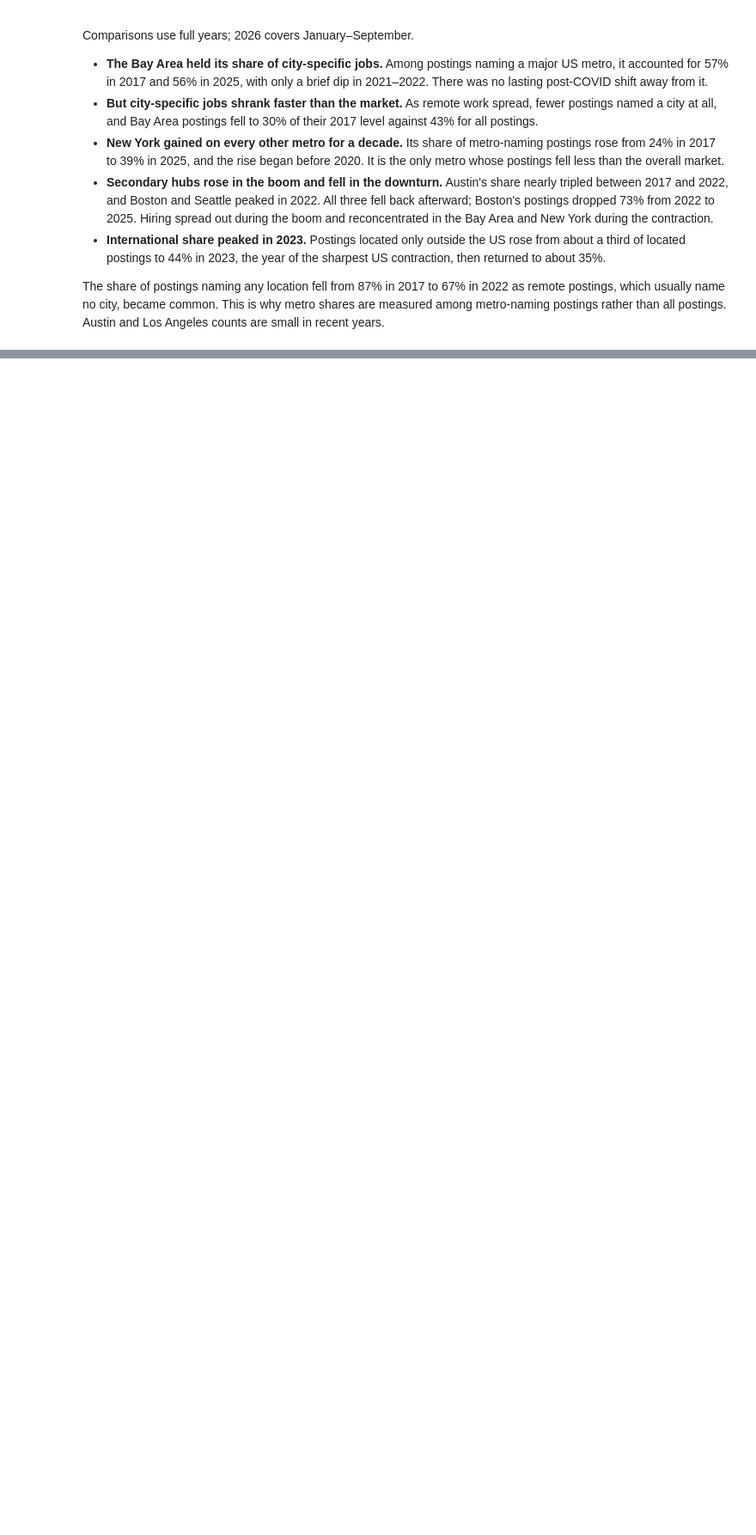
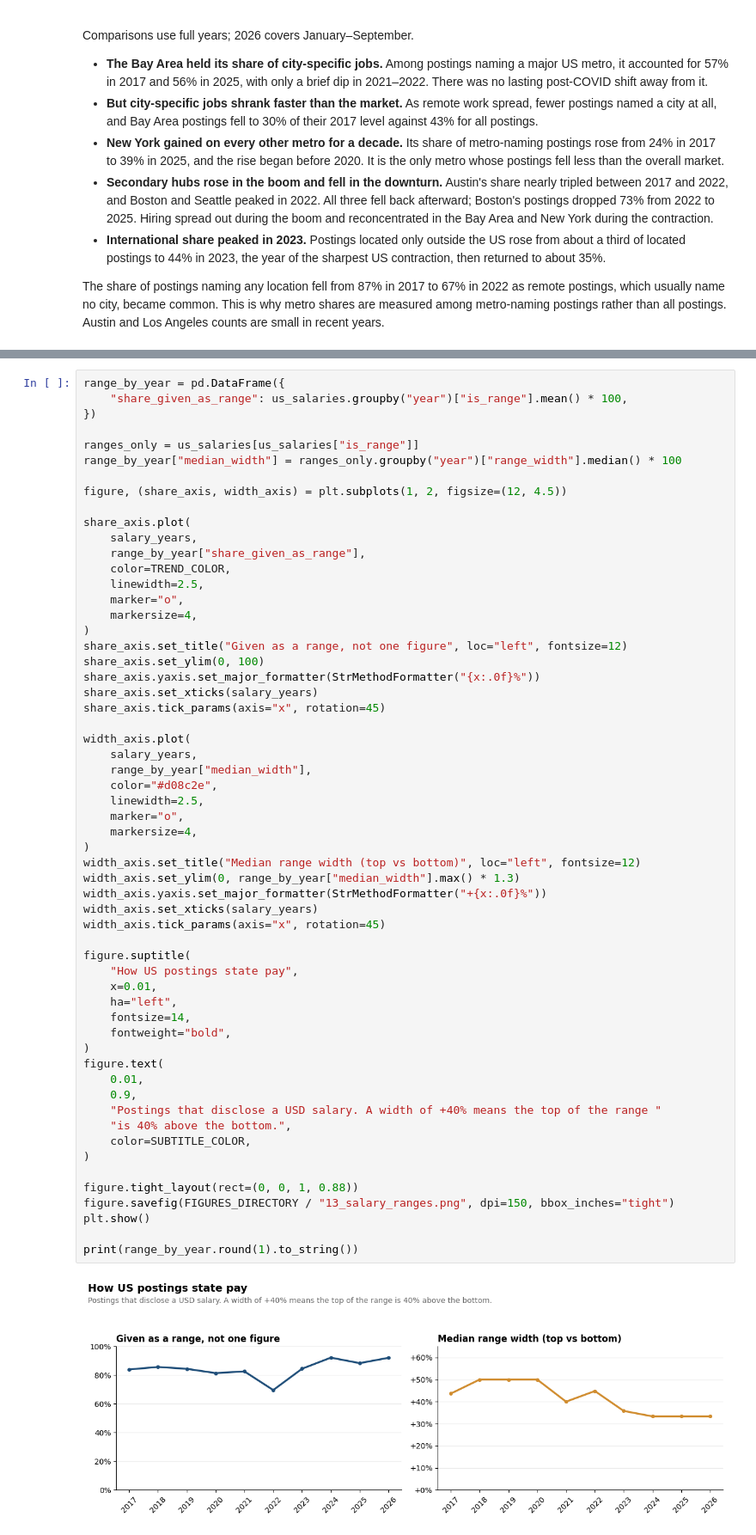
Before and after one commit to AirKristo/hn-hiring-tracker, a Jupyter notebook: notebooks/analysis.ipynb, the cells around one changed output, grey strips where cells are left out. Shown at 86% size. Drawn from its saved outputs; the diff is of its cells as text; blank space fills up the shorter version.

```diff
--- a/notebooks/analysis.ipynb
+++ b/notebooks/analysis.ipynb
@@ -1196,0 +1412,60 @@ Austin and Los Angeles counts are small in recent years.
+# %%
+range_by_year = pd.DataFrame({
+    "share_given_as_range": us_salaries.groupby("year")["is_range"].mean() * 100,
+})
+
+ranges_only = us_salaries[us_salaries["is_range"]]
+range_by_year["median_width"] = ranges_only.groupby("year")["range_width"].median() * 100
+
+figure, (share_axis, width_axis) = plt.subplots(1, 2, figsize=(12, 4.5))
+
+share_axis.plot(
+    salary_years,
+    range_by_year["share_given_as_range"],
+    color=TREND_COLOR,
+    linewidth=2.5,
+    marker="o",
+    markersize=4,
+)
+share_axis.set_title("Given as a range, not one figure", loc="left", fontsize=12)
+share_axis.set_ylim(0, 100)
+share_axis.yaxis.set_major_formatter(StrMethodFormatter("{x:.0f}%"))
+share_axis.set_xticks(salary_years)
+share_axis.tick_params(axis="x", rotation=45)
+
+width_axis.plot(
+    salary_years,
+    range_by_year["median_width"],
+    color="#d08c2e",
+    linewidth=2.5,
+    marker="o",
+    markersize=4,
+)
+width_axis.set_title("Median range width (top vs bottom)", loc="left", fontsize=12)
+width_axis.set_ylim(0, range_by_year["median_width"].max() * 1.3)
+width_axis.yaxis.set_major_formatter(StrMethodFormatter("+{x:.0f}%"))
+width_axis.set_xticks(salary_years)
+width_axis.tick_params(axis="x", rotation=45)
+
+figure.suptitle(
+    "How US postings state pay",
+    x=0.01,
+    ha="left",
+    fontsize=14,
+    fontweight="bold",
+)
+figure.text(
+    0.01,
+    0.9,
+    "Postings that disclose a USD salary. A width of +40% means the top of the range "
+    "is 40% above the bottom.",
+    color=SUBTITLE_COLOR,
+)
+
+figure.tight_layout(rect=(0, 0, 1, 0.88))
+figure.savefig(FIGURES_DIRECTORY / "13_salary_ranges.png", dpi=150, bbox_inches="tight")
+plt.show()
+
+print(range_by_year.round(1).to_string())
+# %% [output]
+[figure, added]
```
Also changed, not shown: parts of 6 cells of this notebook, 4 other files.
